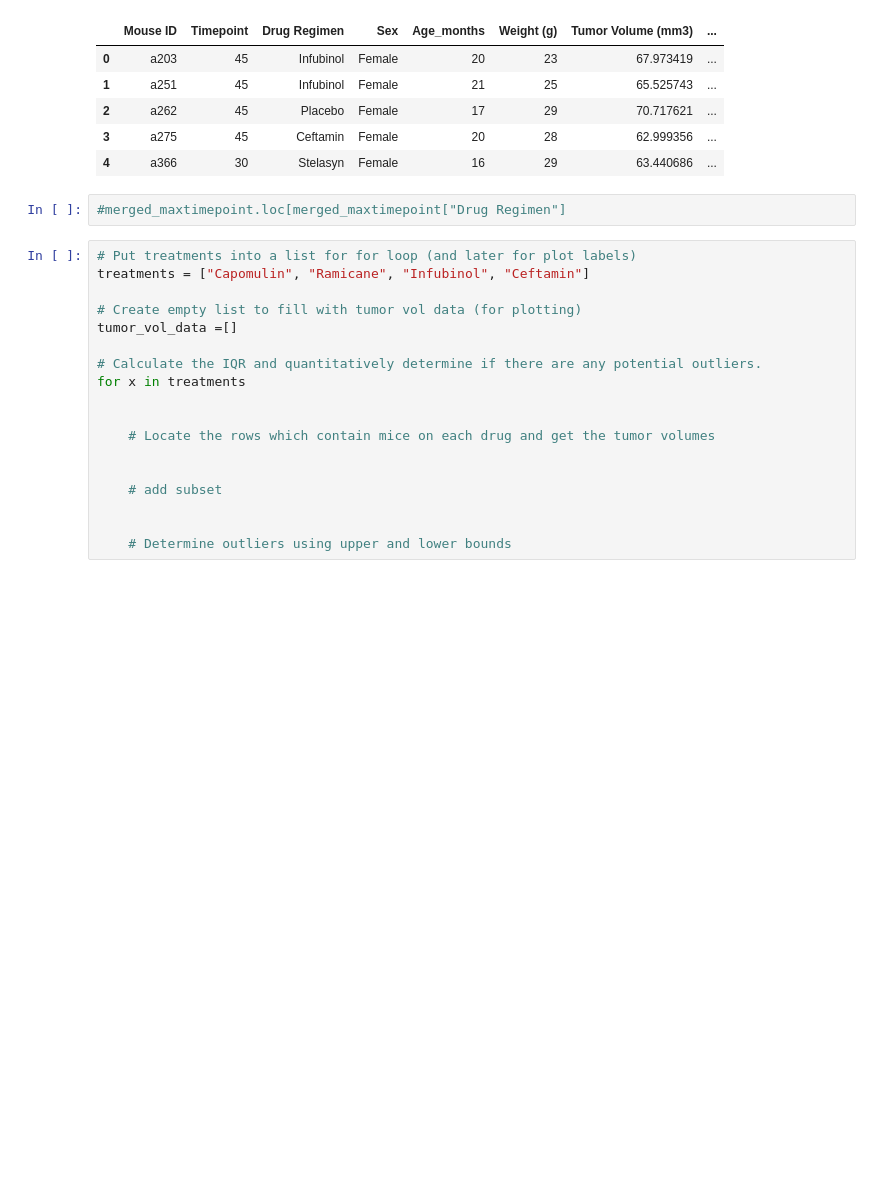
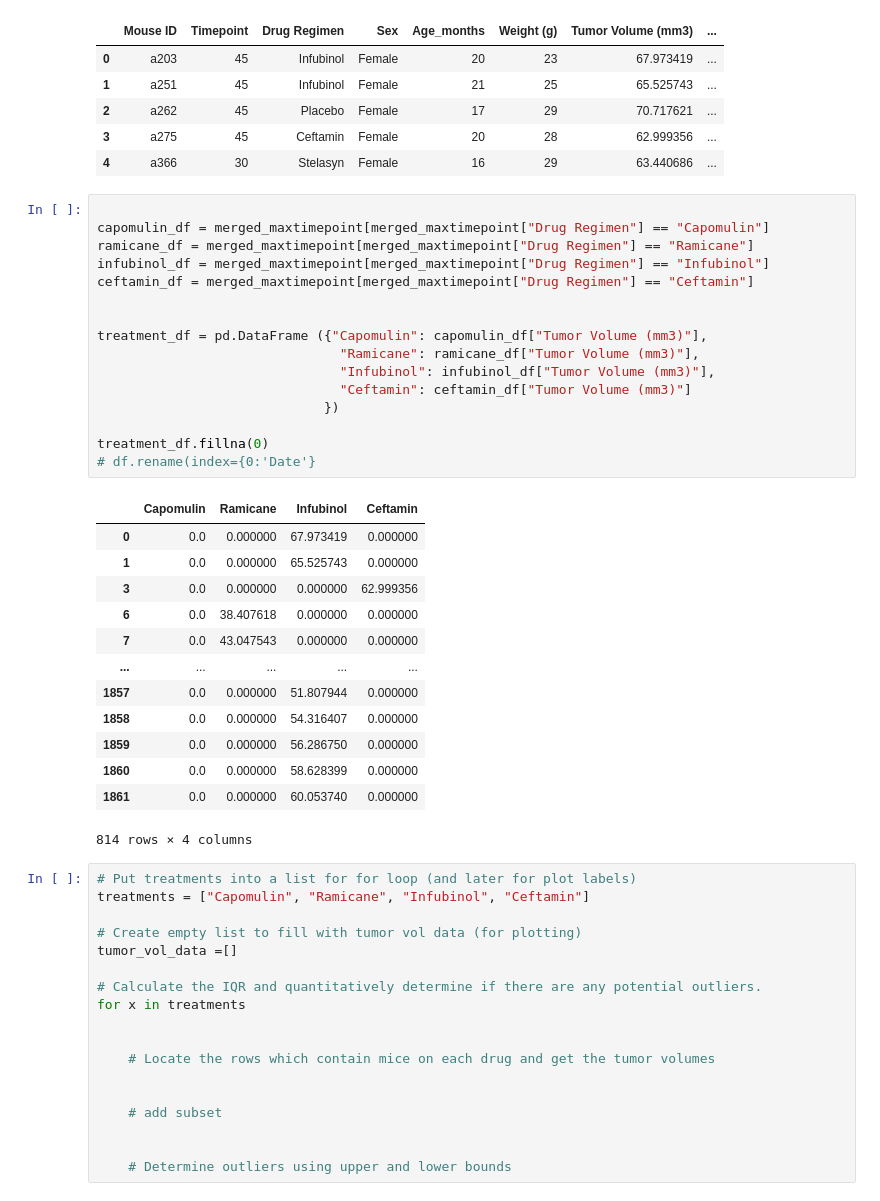
Before and after one commit to TJDavis91/Module-5-Challenge, a Jupyter notebook: pymaceuticals_challenge.ipynb, the cells around one changed output. Drawn from its saved outputs; the diff is of its cells as text; blank space fills up the shorter version.

```diff
--- a/pymaceuticals_challenge.ipynb
+++ b/pymaceuticals_challenge.ipynb
@@ -237,8 +237,36 @@ merged_maxtimepoint.head(5)
 | 2 | a262 | 45 | Placebo | Female | 17 | 29 | 70.717621 | ... |
 | 3 | a275 | 45 | Ceftamin | Female | 20 | 28 | 62.999356 | ... |
 | 4 | a366 | 30 | Stelasyn | Female | 16 | 29 | 63.440686 | ... |
-# %%
-#merged_maxtimepoint.loc[merged_maxtimepoint["Drug Regimen"]
+# %%
+
+capomulin_df = merged_maxtimepoint[merged_maxtimepoint["Drug Regimen"] == "Capomulin"]
+ramicane_df = merged_maxtimepoint[merged_maxtimepoint["Drug Regimen"] == "Ramicane"]
+infubinol_df = merged_maxtimepoint[merged_maxtimepoint["Drug Regimen"] == "Infubinol"]
+ceftamin_df = merged_maxtimepoint[merged_maxtimepoint["Drug Regimen"] == "Ceftamin"]
+
+
+treatment_df = pd.DataFrame ({"Capomulin": capomulin_df["Tumor Volume (mm3)"],
+                               "Ramicane": ramicane_df["Tumor Volume (mm3)"],
+                               "Infubinol": infubinol_df["Tumor Volume (mm3)"],
+                               "Ceftamin": ceftamin_df["Tumor Volume (mm3)"]
+                             })
+
+treatment_df.fillna(0)
+# df.rename(index={0:'Date'}
+# %% [output]
+|  | Capomulin | Ramicane | Infubinol | Ceftamin |
+| 0 | 0.0 | 0.000000 | 67.973419 | 0.000000 |
+| 1 | 0.0 | 0.000000 | 65.525743 | 0.000000 |
+| 3 | 0.0 | 0.000000 | 0.000000 | 62.999356 |
+| 6 | 0.0 | 38.407618 | 0.000000 | 0.000000 |
+| 7 | 0.0 | 43.047543 | 0.000000 | 0.000000 |
+| ... | ... | ... | ... | ... |
+| 1857 | 0.0 | 0.000000 | 51.807944 | 0.000000 |
+| 1858 | 0.0 | 0.000000 | 54.316407 | 0.000000 |
+| 1859 | 0.0 | 0.000000 | 56.286750 | 0.000000 |
+| 1860 | 0.0 | 0.000000 | 58.628399 | 0.000000 |
+| 1861 | 0.0 | 0.000000 | 60.053740 | 0.000000 |
+814 rows × 4 columns
 # %%
 # Put treatments into a list for for loop (and later for plot labels)
 treatments = ["Capomulin", "Ramicane", "Infubinol", "Ceftamin"]
```
